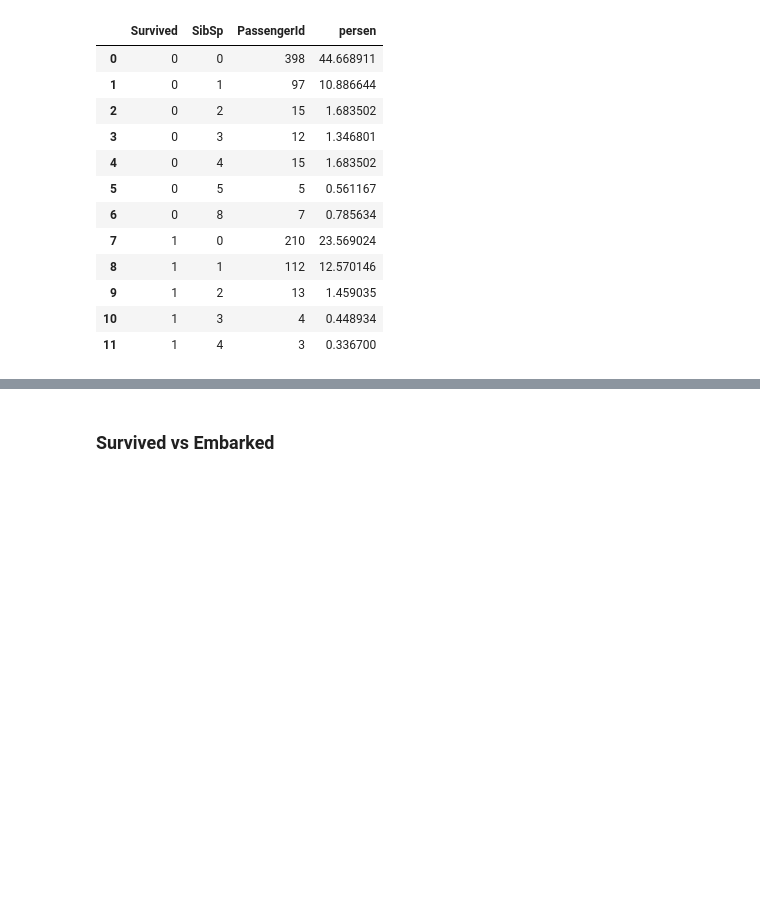
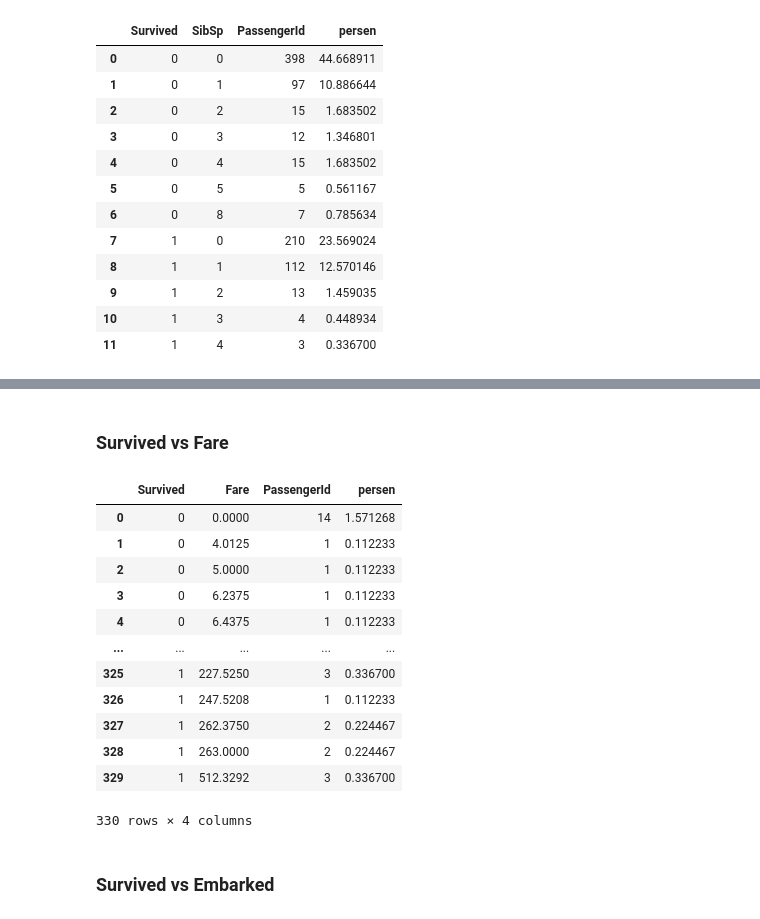
Before and after one commit to ElectricSunset/kaggling, a Jupyter notebook: getting-started/titanic/titanic-explore.ipynb, the cells around one changed output, grey strips where cells are left out. Cells and saved outputs as stored; diff of their text form; code cells hidden in the pictures; blank space fills up the shorter version.

```diff
--- a/getting-started/titanic/titanic-explore.ipynb
+++ b/getting-started/titanic/titanic-explore.ipynb
@@ -342,0 +408,20 @@ px.histogram(df_sus_sibs, x="SibSp", y="PassengerId", color='Survived', barmode=
+# %% [markdown]
+### Survived vs Fare
+# %%
+df_sus_Fare = df[['Survived', 'Fare', 'PassengerId']].groupby(['Survived', 'Fare']).count().reset_index()
+df_sus_Fare['persen'] = df_sus_Fare['PassengerId'] / df_sus_Fare['PassengerId'].sum() * 100
+df_sus_Fare
+# %% [output]
+|  | Survived | Fare | PassengerId | persen |
+| 0 | 0 | 0.0000 | 14 | 1.571268 |
+| 1 | 0 | 4.0125 | 1 | 0.112233 |
+| 2 | 0 | 5.0000 | 1 | 0.112233 |
+| 3 | 0 | 6.2375 | 1 | 0.112233 |
+| 4 | 0 | 6.4375 | 1 | 0.112233 |
+| ... | ... | ... | ... | ... |
+| 325 | 1 | 227.5250 | 3 | 0.336700 |
+| 326 | 1 | 247.5208 | 1 | 0.112233 |
+| 327 | 1 | 262.3750 | 2 | 0.224467 |
+| 328 | 1 | 263.0000 | 2 | 0.224467 |
+| 329 | 1 | 512.3292 | 3 | 0.336700 |
+330 rows × 4 columns
```
Also changed, not shown: parts of 20 cells of this notebook, 1 other file.
